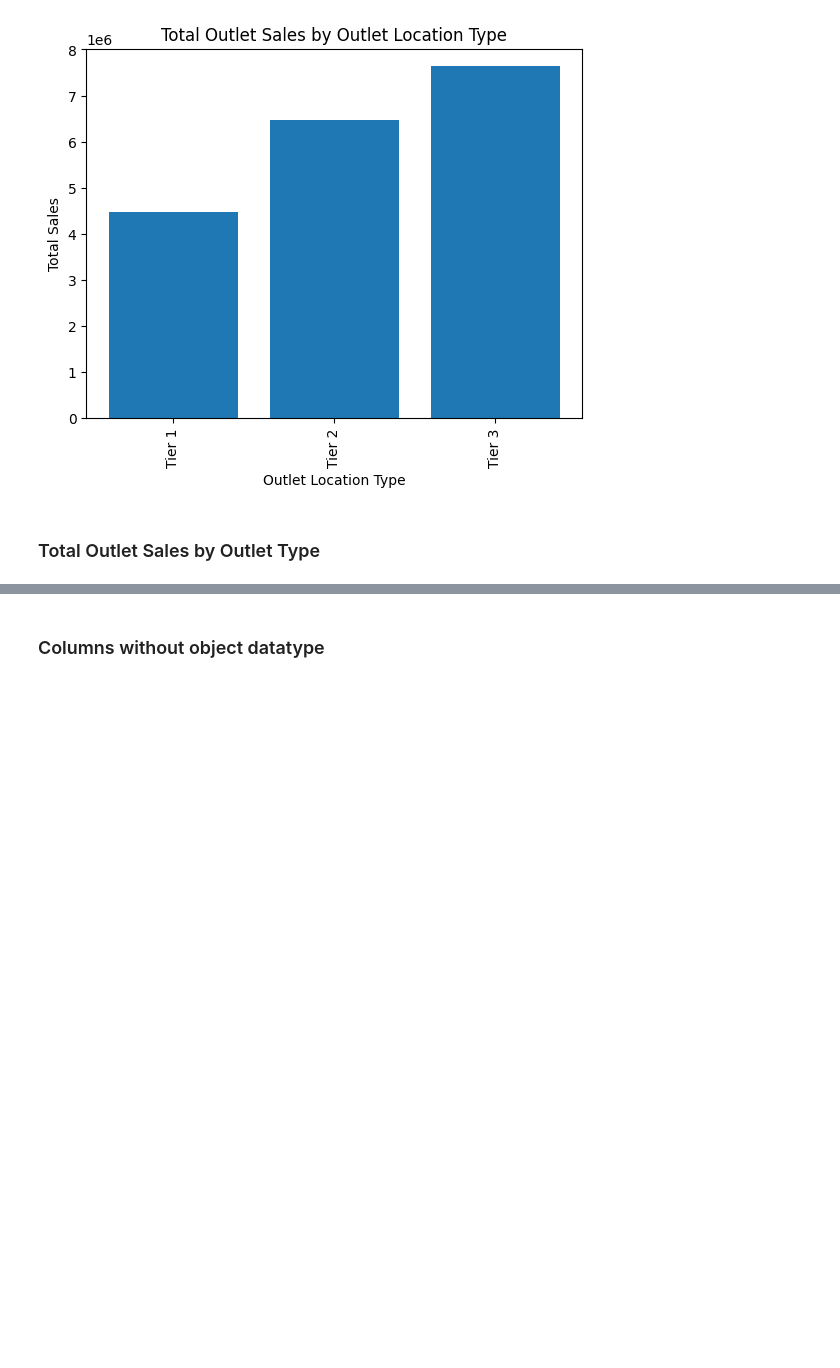
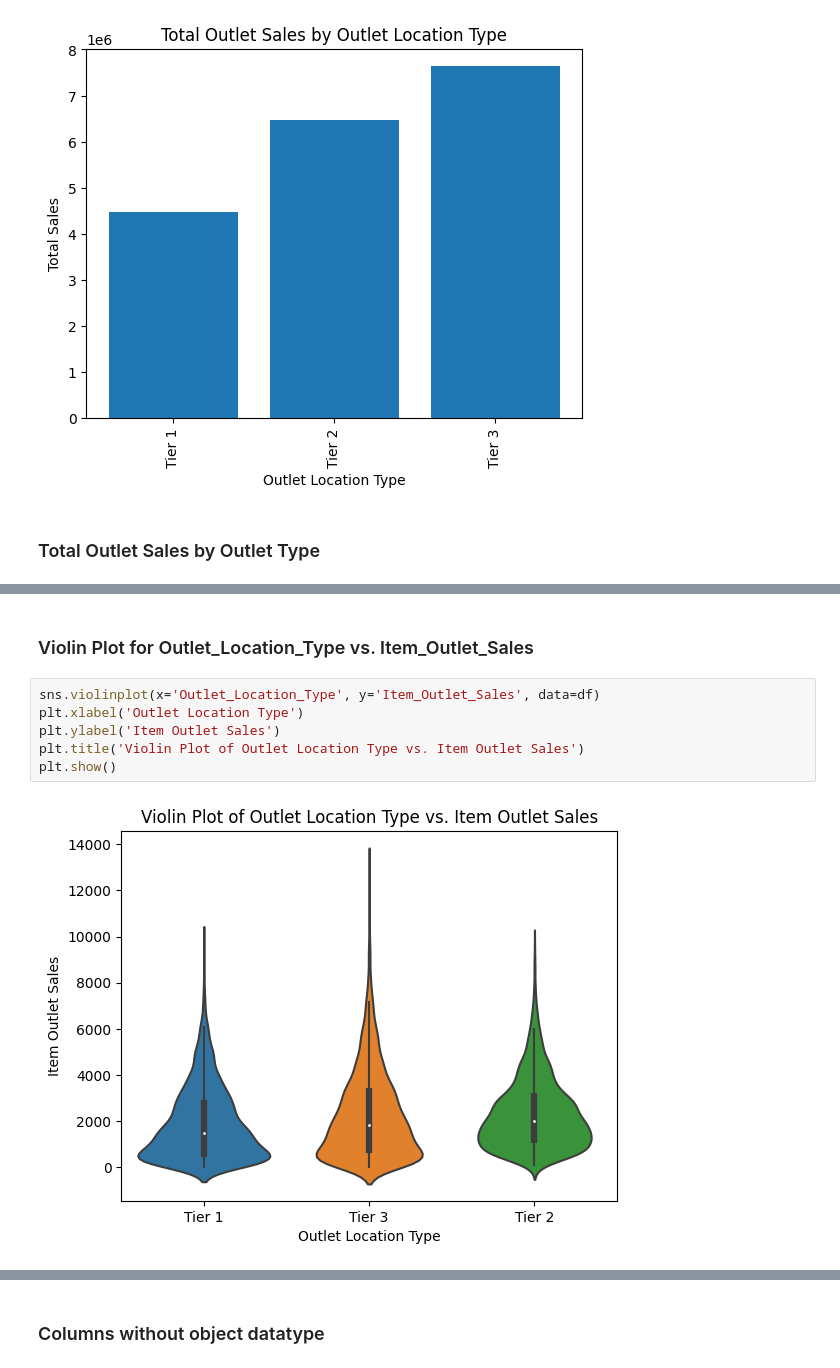
Before and after one commit to vikaschauhan734/stores_sales_prediction, a Jupyter notebook: notebook.ipynb, the cells around one changed output, grey strips where cells are left out. Drawn from its saved outputs; the diff is of its cells as text; blank space fills up the shorter version.

```diff
--- a/notebook.ipynb
+++ b/notebook.ipynb
@@ -360,0 +354,10 @@ plt.xticks(rotation=90)
+# %% [markdown]
+### Violin Plot for Outlet_Location_Type vs. Item_Outlet_Sales
+# %%
+sns.violinplot(x='Outlet_Location_Type', y='Item_Outlet_Sales', data=df)
+plt.xlabel('Outlet Location Type')
+plt.ylabel('Item Outlet Sales')
+plt.title('Violin Plot of Outlet Location Type vs. Item Outlet Sales')
+plt.show()
+# %% [output]
+[figure, added]
```
Also changed, not shown: parts of 86 cells of this notebook, 7 other files.
